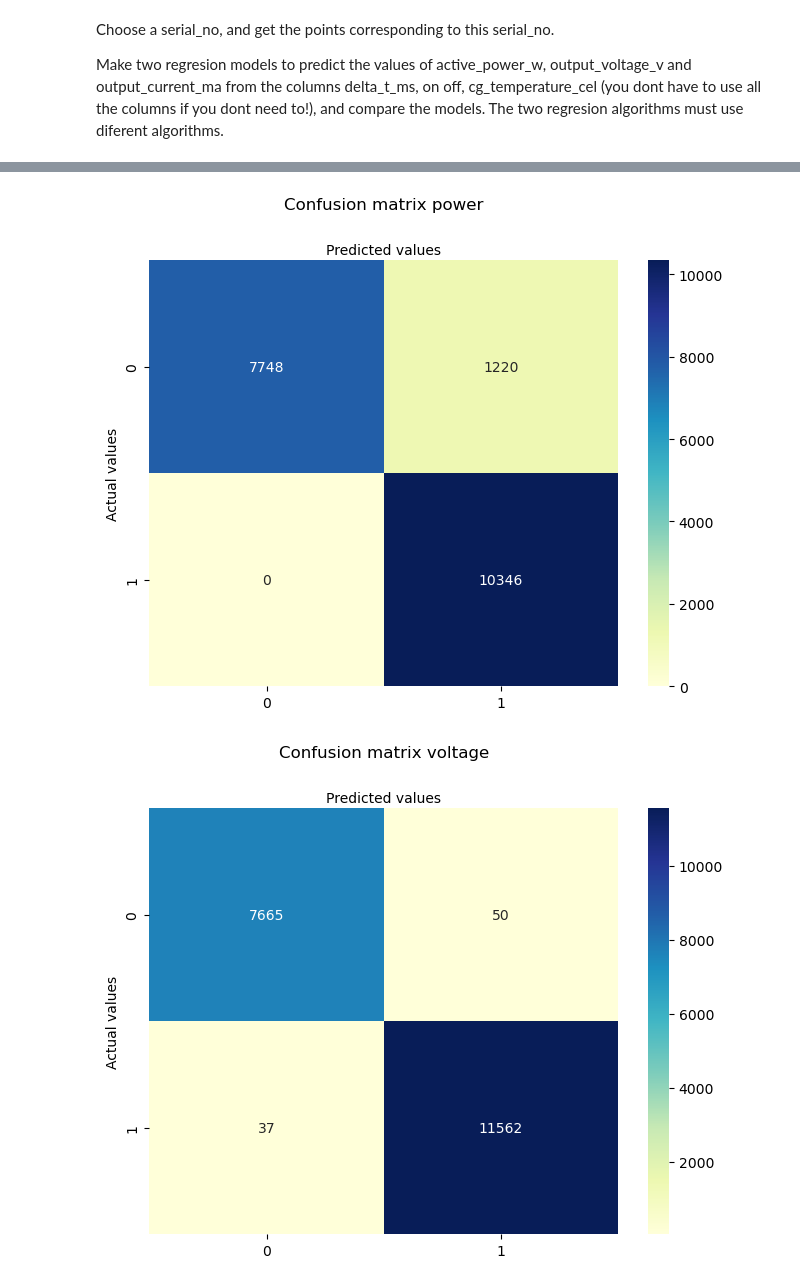
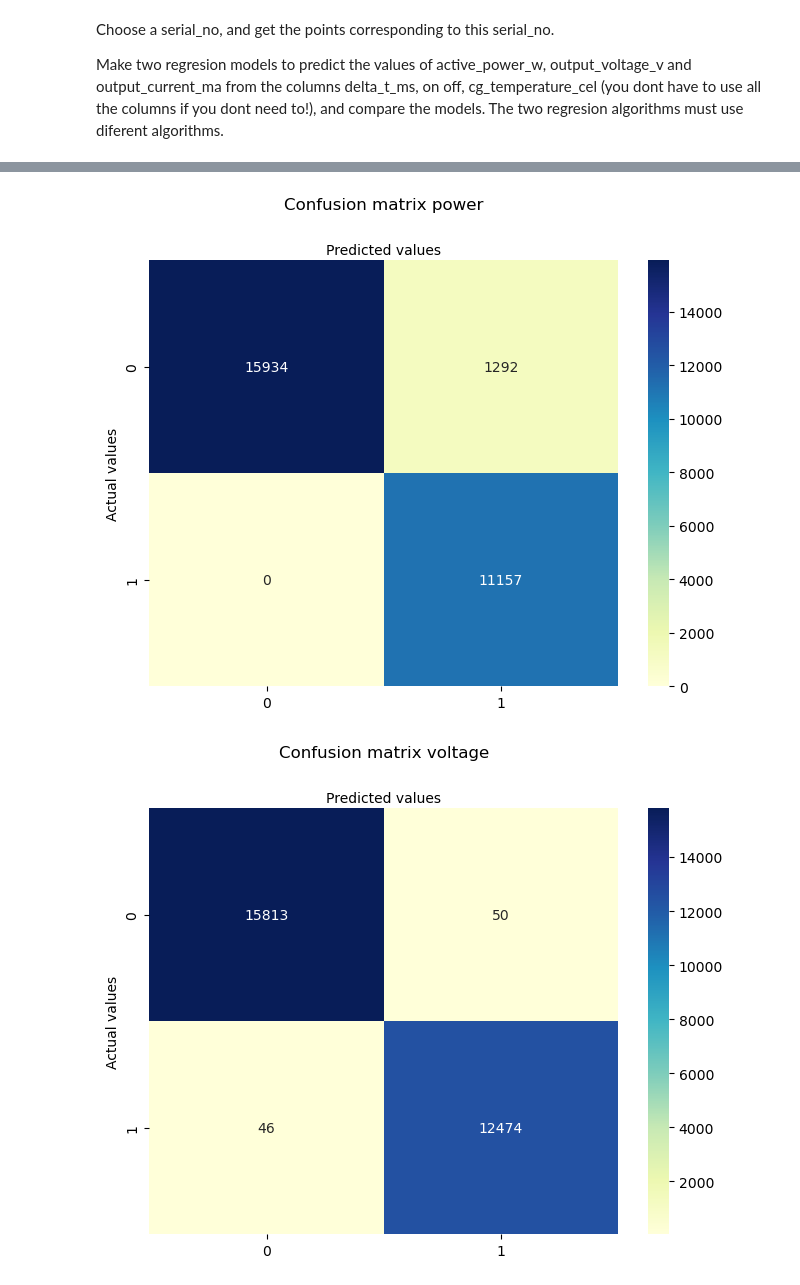
Before and after one commit to jcarter1028/v-research-interview, a Jupyter notebook: data_science/work.ipynb, the cells around one changed output, grey strips where cells are left out. Cells and saved outputs as stored; diff of their text form; code cells hidden in the pictures.

```diff
--- a/data_science/work.ipynb
+++ b/data_science/work.ipynb
@@ -21,3 +21,7 @@ def printmd(string):
     display(Markdown(string))
 # %% [markdown]
 Open the dataframe in data_example.csv, and plot the data. Convert the time to datetime (it is in unix ms) before plotting for each serial_no value.
+# %%
+# Reading the data from excel sheet
+
+df = pd.read_excel('data.xlsx')
@@ -24,16 +60,4 @@ Open the dataframe in data_example.csv, and plot the data. Convert the time to d
 # %%
-# open data_example.csv
-df = pd.read_csv('data.csv')
-#df = pd.read_excel('data.xlsx')
-
-# Dropping first two columns - is there an issue with the data?
-df.drop(['Column1', 'Unnamed: 0'], axis=1, inplace=True)
-df.drop_duplicates(inplace=True)
-
-# convert timestamps
-df['start_time_unix_ms'] = pd.to_datetime(df['start_time_unix_ms'], unit='ms')
-df = df.rename({'start_time_unix_ms': 'date'}, axis=1)
-df.sort_values(by='date', ascending = True, inplace = True) # re-order by date
 
 # Sort by serial number
 serial_numbers = df['serial_no'].unique() # Only 227 and 30
@@ -47,15 +71,27 @@ time_frames_30 = df_30['date'].value_counts() # Only 227 and 30
 time_frames_30.to_csv('samples/time_count.csv')
 
 sample_30 = df_30.iloc[20000:22000]
-#sample_30.to_csv('sample_30_65-66.csv')
+#sample_30.to_csv('samples/sample_30_20-22.csv')
 
 sample_30.plot(x="date", y="on-off")
+plt.show()
+plt.savefig('plots/on-ff.jpg')
 sample_30.plot(x="date", y="delta_t_ms")
+plt.show()
+plt.savefig('plots/delta_t_ms.jpg')
 sample_30.plot(x="date", y="active_power_mw")
+plt.show()
+plt.savefig('plots/active_power_mw.jpg')
 sample_30.plot(x="date", y="output_voltage_v")
+plt.show()
+plt.savefig('plots/output_voltage_v.jpg')
 sample_30.plot(x="date", y="output_current_ma")
+plt.show()
+plt.savefig('plots/output_current_ma.jpg')
 sample_30.plot(x="date", y="cg_temperature_cel")
 plt.show()
+plt.savefig('plots/cg_temperature_cel.jpg')
+
 
 sample_30.plot(x="date", y=[
     "on-off",
@@ -69,7 +105,6 @@ sample_30.plot(x="date", y=[
 
 plt.savefig('plots/sample_30.jpg')
 plt.close()  # prevents figure from being displayed when code cell is executed
-
 
 
 sample_227 = df_227.iloc[20000:22000]
@@ -186,8 +214,8 @@ See the caveats in the documentation: https://pandas.pydata.org/pandas-docs/stab
 # %%
 # Get the training and testing data ready for both models
 df_30_nonan = df_30.dropna(how='any') # Drop rows where there are nan values as the models won't know what to do with those
-x = df_30_nonan[['cg_temperature_cel', 'on-off', 'delta_t_ms']]
-#x = df_30_nonan[[ 'on-off']]
+#x = df_30_nonan[['cg_temperature_cel', 'on-off', 'delta_t_ms']]
+x = df_30_nonan[[ 'on-off']]
 active_power_y = df_30_nonan['active_power_on_off']
 output_voltage_y = df_30_nonan['output_voltage_on_off']
 output_current_y = df_30_nonan['output_current_on_off']
@@ -375,22 +400,24 @@ plot_classification_report_with_support(class_current)
 # %%
 import seaborn as sns
-def plot_confusion_matrix(cnf_matrix, title):
+def plot_confusion_matrix(cnf_matrix, title, inputs):
     class_names=[0,1] # name  of classes
     fig, ax = plt.subplots()
     tick_marks = np.arange(len(class_names))
     plt.xticks(tick_marks, class_names)
     plt.yticks(tick_marks, class_names)
     # create heatmap
     sns.heatmap(pd.DataFrame(cnf_matrix), annot=True, cmap="YlGnBu" ,fmt='g')
     ax.xaxis.set_label_position("top")
     plt.tight_layout()
     plt.title('Confusion matrix ' + title, y=1.1)
     plt.ylabel('Actual values')
     plt.xlabel('Predicted values')
+    plt.savefig("plots/cnf_matrix_" + title + "_" + inputs)
 
-plot_confusion_matrix(cnf_matrix_power, title="power")
-plot_confusion_matrix(cnf_matrix_voltage, title="voltage")
-plot_confusion_matrix(cnf_matrix_current, title="current")
+
+plot_confusion_matrix(cnf_matrix_power, title="power", inputs="on-off")
+plot_confusion_matrix(cnf_matrix_voltage, title="voltage", inputs="on-off")
+plot_confusion_matrix(cnf_matrix_current, title="current", inputs="on-off")
 # %% [output]
-[figure, old version]
+[figure, new version]
-[figure, old version]
+[figure, new version]
```
Also changed, not shown: parts of 13 cells of this notebook, 17 other files.
